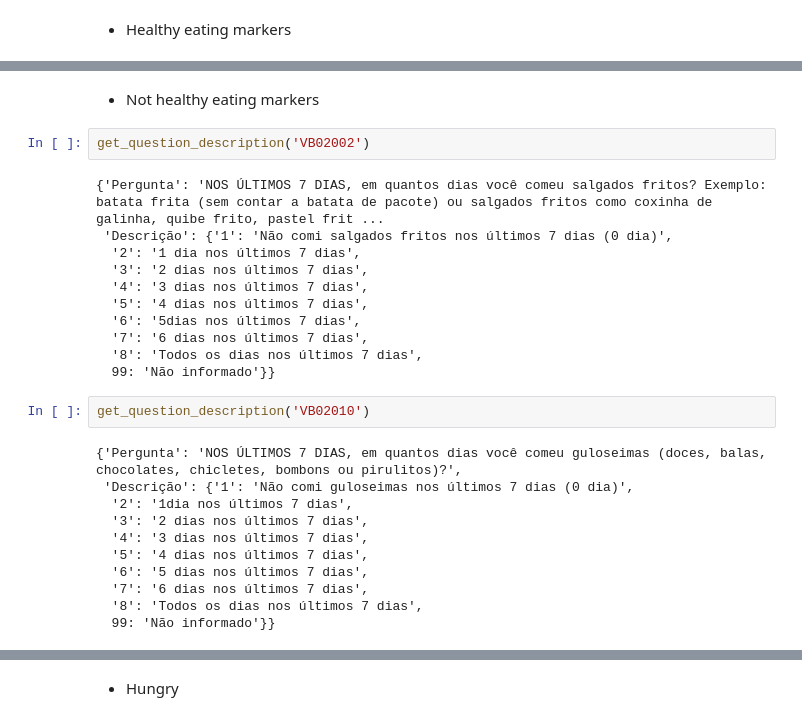
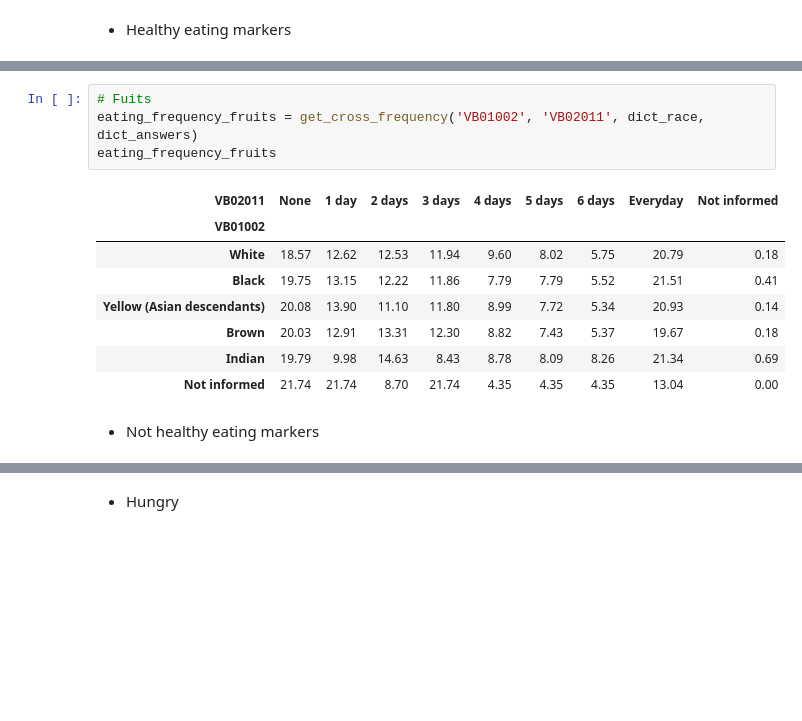
Before and after one commit to anaapbernardo/Bootcamp_DataScience, a Jupyter notebook: Module 3 - Statistics/Ana_Bernardo - Project 3.ipynb, the cells around one changed output, grey strips where cells are left out. Drawn from its saved outputs; the diff is of its cells as text; blank space fills up the shorter version.

```diff
--- a/Module 3 - Statistics/Ana_Bernardo - Project 3.ipynb
+++ b/Module 3 - Statistics/Ana_Bernardo - Project 3.ipynb
@@ -225,28 +272,15 @@ get_question_description('VB02011')
+# %%
+# Fuits
+eating_frequency_fruits = get_cross_frequency('VB01002', 'VB02011', dict_race, dict_answers)
+eating_frequency_fruits
+# %% [output]
+| VB02011 | None | 1 day | 2 days | 3 days | 4 days | 5 days | 6 days | Everyday | Not informed |
+| VB01002 |  |  |  |  |  |  |  |  |  |
+| White | 18.57 | 12.62 | 12.53 | 11.94 | 9.60 | 8.02 | 5.75 | 20.79 | 0.18 |
+| Black | 19.75 | 13.15 | 12.22 | 11.86 | 7.79 | 7.79 | 5.52 | 21.51 | 0.41 |
+| Yellow (Asian descendants) | 20.08 | 13.90 | 11.10 | 11.80 | 8.99 | 7.72 | 5.34 | 20.93 | 0.14 |
+| Brown | 20.03 | 12.91 | 13.31 | 12.30 | 8.82 | 7.43 | 5.37 | 19.67 | 0.18 |
+| Indian | 19.79 | 9.98 | 14.63 | 8.43 | 8.78 | 8.09 | 8.26 | 21.34 | 0.69 |
+| Not informed | 21.74 | 21.74 | 8.70 | 21.74 | 4.35 | 4.35 | 4.35 | 13.04 | 0.00 |
 # %% [markdown]
 - Not healthy eating markers
-# %%
-get_question_description('VB02002')
-# %% [output]
-{'Pergunta': 'NOS ÚLTIMOS 7 DIAS, em quantos dias você comeu salgados fritos? Exemplo: batata frita (sem contar a batata de pacote) ou salgados fritos como coxinha de galinha, quibe frito, pastel frit ...
- 'Descrição': {'1': 'Não comi salgados fritos nos últimos 7 dias (0 dia)',
-  '2': '1 dia nos últimos 7 dias',
-  '3': '2 dias nos últimos 7 dias',
-  '4': '3 dias nos últimos 7 dias',
-  '5': '4 dias nos últimos 7 dias',
-  '6': '5dias nos últimos 7 dias',
-  '7': '6 dias nos últimos 7 dias',
-  '8': 'Todos os dias nos últimos 7 dias',
-  99: 'Não informado'}}
-# %%
-get_question_description('VB02010')
-# %% [output]
-{'Pergunta': 'NOS ÚLTIMOS 7 DIAS, em quantos dias você comeu guloseimas (doces, balas, chocolates, chicletes, bombons ou pirulitos)?',
- 'Descrição': {'1': 'Não comi guloseimas nos últimos 7 dias (0 dia)',
-  '2': '1dia nos últimos 7 dias',
-  '3': '2 dias nos últimos 7 dias',
-  '4': '3 dias nos últimos 7 dias',
-  '5': '4 dias nos últimos 7 dias',
-  '6': '5 dias nos últimos 7 dias',
-  '7': '6 dias nos últimos 7 dias',
-  '8': 'Todos os dias nos últimos 7 dias',
-  99: 'Não informado'}}
```
Also changed, not shown: parts of 49 cells of this notebook.
